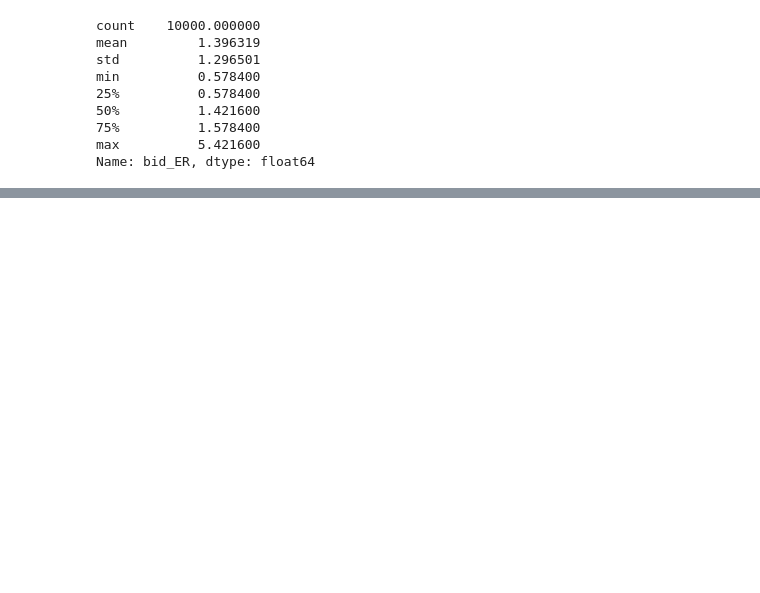
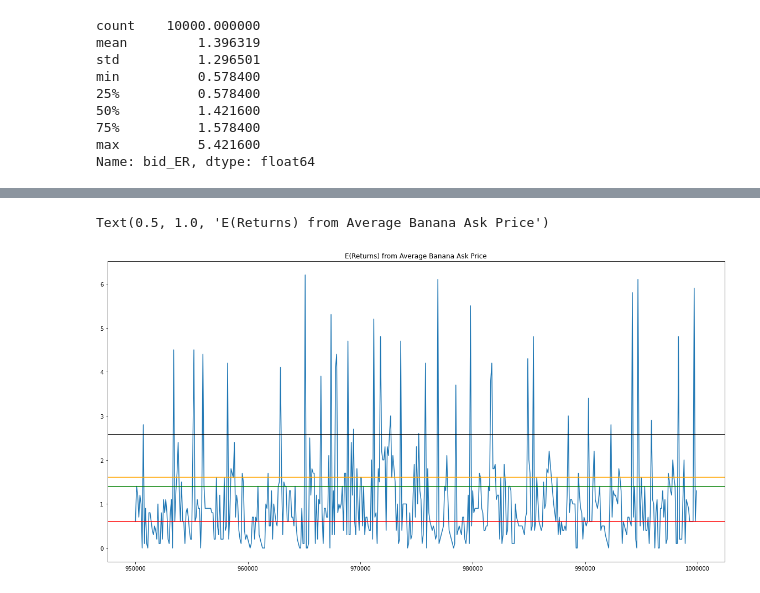
Before and after one commit to CSomers3/IMC_prosperity, a Jupyter notebook: Round_1/IMC_orderbook_analysis.ipynb, the cells around one changed output, grey strips where cells are left out. Saved outputs shown, nothing was run; the diff lists cells and outputs as text; code cells hidden in the pictures; blank space fills up the shorter version.

```diff
--- a/Round_1/IMC_orderbook_analysis.ipynb
+++ b/Round_1/IMC_orderbook_analysis.ipynb
@@ -211,0 +237,3 @@ Note we see largely the same changes in bids as we do asks
+# %%
+percentile_values_ask = banana_df["ask_ER"].describe()
+percentile_values_ask
@@ -211,0 +250,12 @@ Note we see largely the same changes in bids as we do asks
+# %%
+plt.figure(figsize = (20,10))
+plt.ticklabel_format(style='plain', useOffset=False)
+plt.plot(banana_df.ask_ER[-500:])
+plt.axhline(percentile_values_ask[4], c='red')
+plt.axhline(percentile_values_ask[5], c='green')
+plt.axhline(percentile_values_ask[6], c='orange')
+plt.axhline(2.57, c='black')
+plt.title("E(Returns) from Average Banana Ask Price")
+# %% [output]
+Text(0.5, 1.0, 'E(Returns) from Average Banana Ask Price')
+[figure, added]
```
Also changed, not shown: parts of 31 cells of this notebook.
